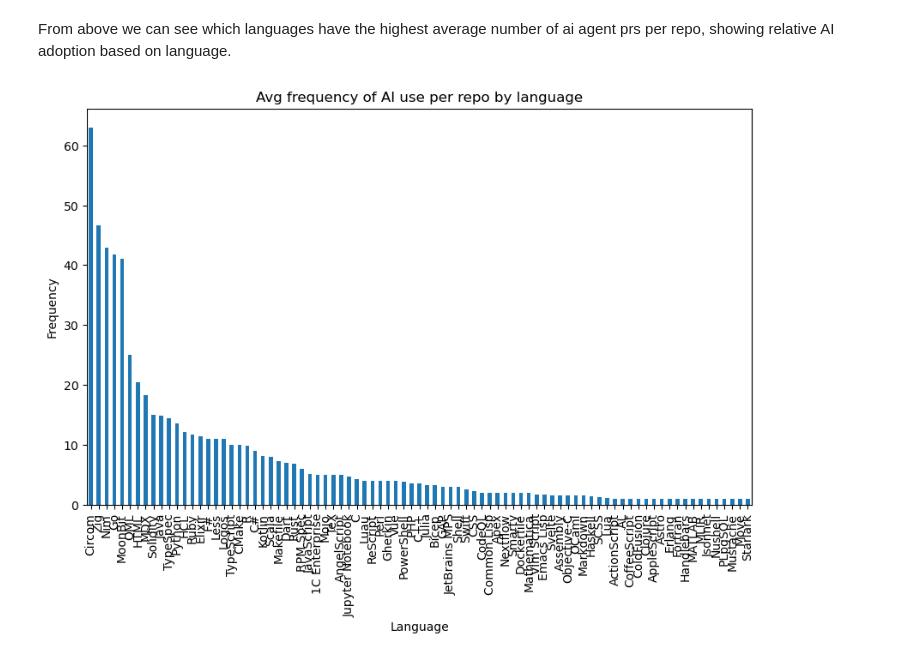
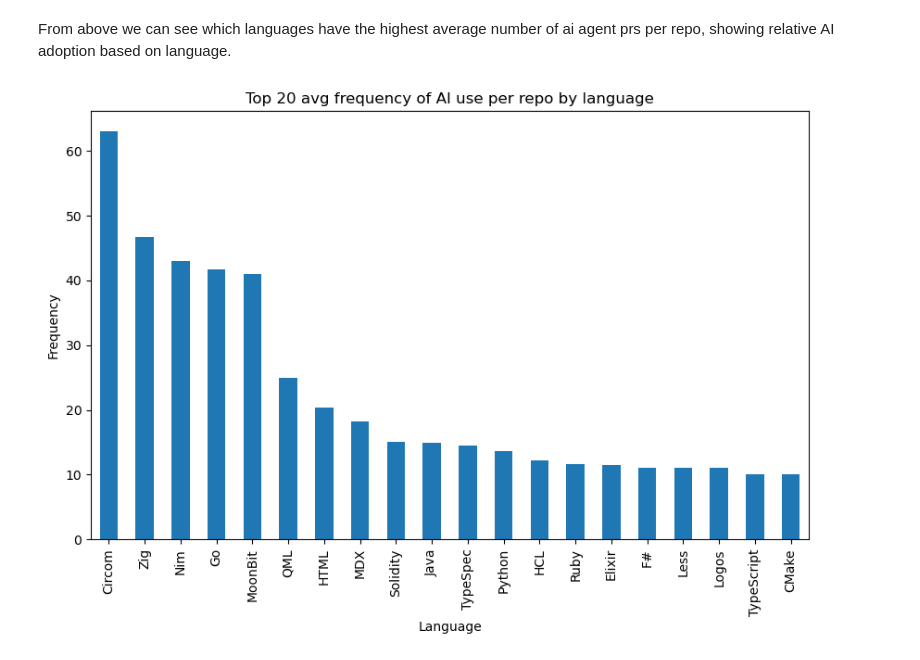
Before and after one commit to yueywangse/542Project, a Jupyter notebook: Calculations/projectQ1.ipynb, the cells around one changed output. Cells and saved outputs as stored; diff of their text form; code cells hidden in the pictures.

Commit message:
Change figures, update readme

```diff
--- a/Calculations/projectQ1.ipynb
+++ b/Calculations/projectQ1.ipynb
@@ -203,11 +203,11 @@ Name: count, Length: 85, dtype: float64
 # %% [markdown]
 From above we can see which languages have the highest average number of ai agent prs per repo, showing relative AI adoption based on language.
 # %%
-ai_pr_per_rep.plot(kind='bar', figsize=(10, 6))
+ai_pr_per_rep.head(20).plot(kind='bar', figsize=(10, 6))
 plt.xlabel("Language")
 plt.ylabel("Frequency")
-plt.title("Avg frequency of AI use per repo by language")
+plt.title("Top 20 avg frequency of AI use per repo by language")
 plt.savefig('avg.png')
 plt.show()
 # %% [output]
-[figure, old version]
+[figure, new version]
```
Also changed, not shown: parts of 2 cells of this notebook, 4 other files.
